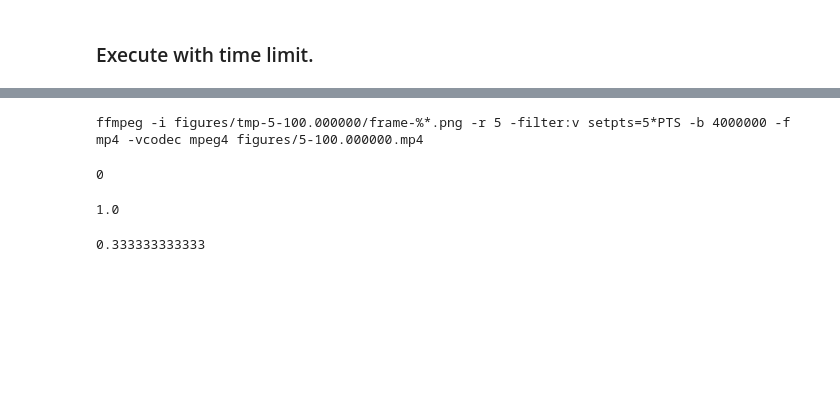
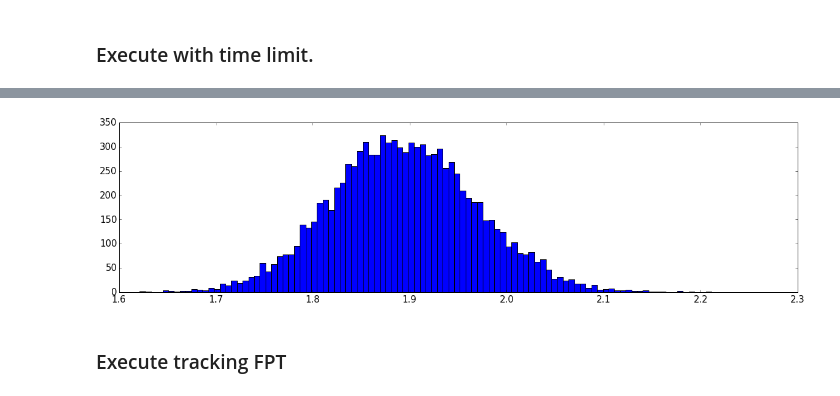
Before and after one commit to telamonian/lmes, a Jupyter notebook: regression/first_order_decay/analysis.ipynb, the cells around one changed output, grey strips where cells are left out. Cells and saved outputs as stored; diff of their text form; code cells hidden in the pictures; blank space fills up the shorter version.

```diff
--- a/regression/first_order_decay/analysis.ipynb
+++ b/regression/first_order_decay/analysis.ipynb
@@ -88,8 +187,0 @@ print h5py.version.version
-# %%
-# Plot the time series.
-matplotlib.rcParams.update({'font.size': 15, "figure.figsize": (30,5)})
-replicate=5002
-times=fp["/%d/Times"%replicate]
-counts=fp["/%d/Counts"%replicate]
-step(times[0:-1:100],counts[0:-1:100,0:3], **stepStyles)
-xlabel('t'); ylabel('# Molecules')
@@ -230,22 +188,21 @@ Saving frame 9: 900.000000, 0.002900, 9028
-# %%
-import subprocess
-import os
-filename="figures/%d-%0.6f.mp4"%(species,dt)
-try:
-    os.remove(filename)
-except:
-    pass
-cmd="ffmpeg -i %s/frame-%%*.png -r 5 -filter:v setpts=5*PTS -b 4000000 -f mp4 -vcodec mpeg4 %s"%(tmpdir,filename)
-print cmd
-subprocess.call(cmd, shell=True)
-# %% [output]
-ffmpeg -i figures/tmp-5-100.000000/frame-%*.png -r 5 -filter:v setpts=5*PTS -b 4000000 -f mp4 -vcodec mpeg4 figures/5-100.000000.mp4
-0
-# %%
-print max(vs_norm)
-# %% [output]
-1.0
-# %%
-print min(vs_norm)
-# %% [output]
-0.333333333333
+# %%
+# Plot the final times.
+dirname="data/3"
+filename="%s/first_order_decay.lm"%dirname
+fp = h5py.File(filename, "r")
+replicates=fp["/Simulations"].keys()
+finalTimes=[]
+for replicate in replicates:
+    counts = fp["/Simulations/%s/SpeciesCounts"%replicate]
+    times = fp["/Simulations/%s/SpeciesCountTimes"%replicate]
+    if counts[-1] != 150:
+        print "Final count was not correct %d=%d"%(replicate,counts[-1])
+    else:
+        finalTimes.append(times[-1])
+matplotlib.rcParams.update({'font.size': 15, "figure.figsize": (20,5)})
+hist(finalTimes,100)
+pass
+# %% [output]
+[figure, added]
+# %% [markdown]
+### Execute tracking FPT
```
Also changed, not shown: parts of 18 cells of this notebook.
